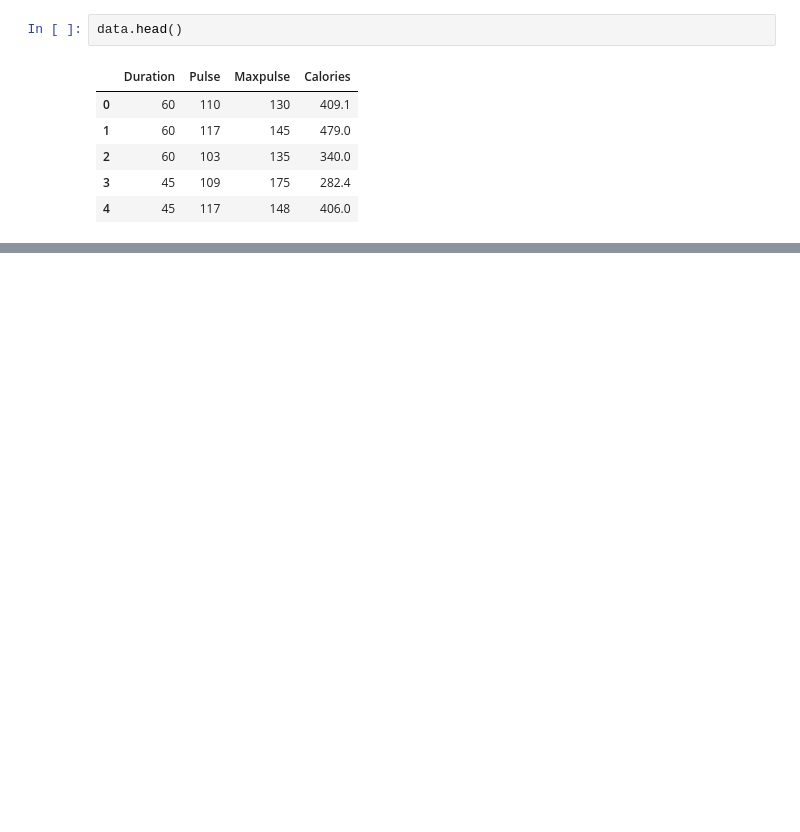
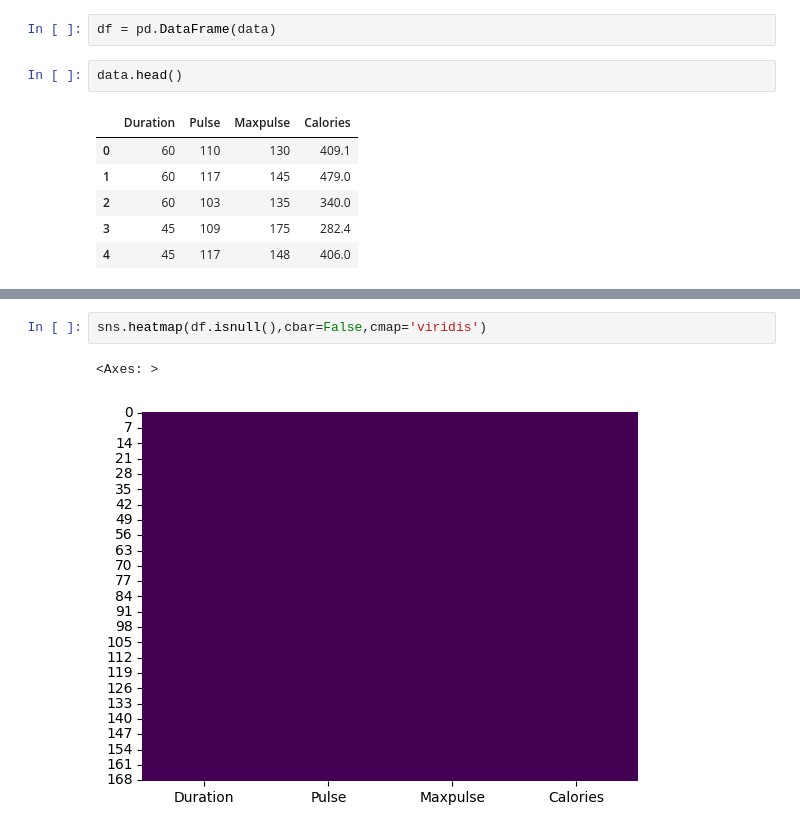
Before and after one commit to red445992/Ml-Basics, a Jupyter notebook: Week_00/data_preprocessing/DataInitial.ipynb, the cells around one changed output, grey strips where cells are left out. Saved outputs shown, nothing was run; the diff lists cells and outputs as text; blank space fills up the shorter version.

```diff
--- a/Week_00/data_preprocessing/DataInitial.ipynb
+++ b/Week_00/data_preprocessing/DataInitial.ipynb
@@ -4,5 +6,7 @@ import numpy as np
 # %%
 data = pd.read_csv("../../data/data.csv")
+# %%
+df = pd.DataFrame(data)
 # %%
 data.head()
 # %% [output]
@@ -35,0 +48,5 @@ array([ 409.1,  479. ,  340. ,  282.4,  406. ,  300. ,  374. ,  253.3,
+# %%
+sns.heatmap(df.isnull(),cbar=False,cmap='viridis')
+# %% [output]
+<Axes: >
+[figure, added]
```
Also changed, not shown: parts of 8 cells of this notebook.
